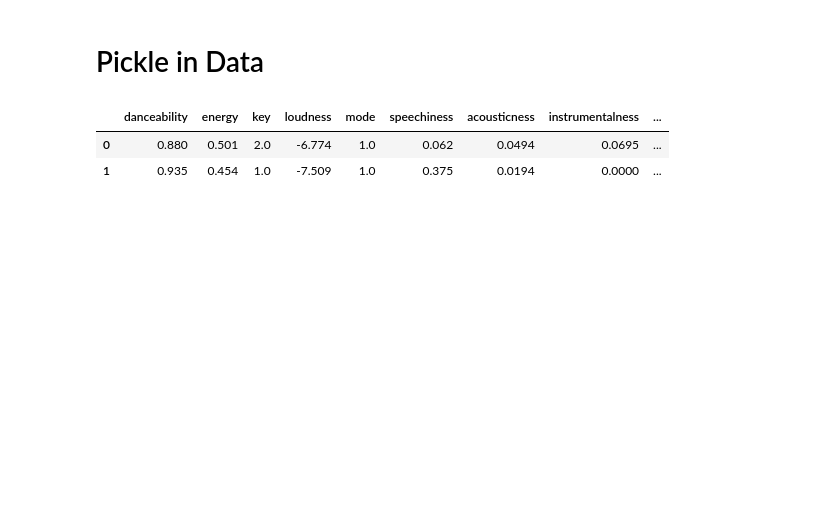
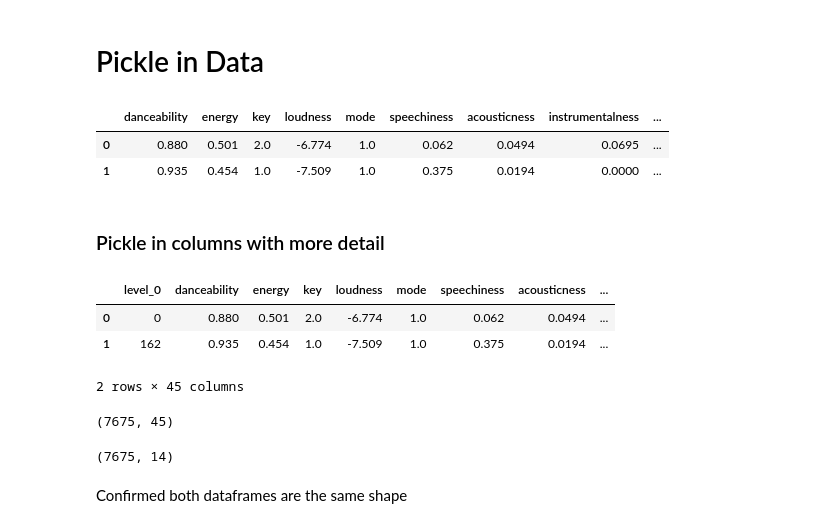
Before and after one commit to andrewdouglassmith1/TikTok_Hit_Predictor, a Jupyter notebook: Outside_Data_Models/8-TSNE-Plot.ipynb, the cells around one changed output. Saved outputs shown, nothing was run; the diff lists cells and outputs as text; code cells hidden in the pictures; blank space fills up the shorter version.

```diff
--- a/Outside_Data_Models/8-TSNE-Plot.ipynb
+++ b/Outside_Data_Models/8-TSNE-Plot.ipynb
@@ -41,4 +43,26 @@ df_factorized.head(2)
 |  | danceability | energy | key | loudness | mode | speechiness | acousticness | instrumentalness | ... |
 | 0 | 0.880 | 0.501 | 2.0 | -6.774 | 1.0 | 0.062 | 0.0494 | 0.0695 | ... |
 | 1 | 0.935 | 0.454 | 1.0 | -7.509 | 1.0 | 0.375 | 0.0194 | 0.0000 | ... |
+# %% [markdown]
+### Pickle in columns with more detail
+# %%
+path = r"C:\Users\Andrew\Documents\Metis\TikTok_Song_Predictor\Pickle\df_agg.pkl"
+
+df_agg = pickle.load(open(path,'rb'))
+df_agg.head(2)
+# %% [output]
+|  | level_0 | danceability | energy | key | loudness | mode | speechiness | acousticness | ... |
+| 0 | 0 | 0.880 | 0.501 | 2.0 | -6.774 | 1.0 | 0.062 | 0.0494 | ... |
+| 1 | 162 | 0.935 | 0.454 | 1.0 | -7.509 | 1.0 | 0.375 | 0.0194 | ... |
+2 rows × 45 columns
+# %%
+df_agg.shape
+# %% [output]
+(7675, 45)
+# %%
+df_factorized.shape
+# %% [output]
+(7675, 14)
+# %% [markdown]
+Confirmed both dataframes are the same shape
 # %%
```
Also changed, not shown: parts of 17 cells of this notebook, 7 other files.
